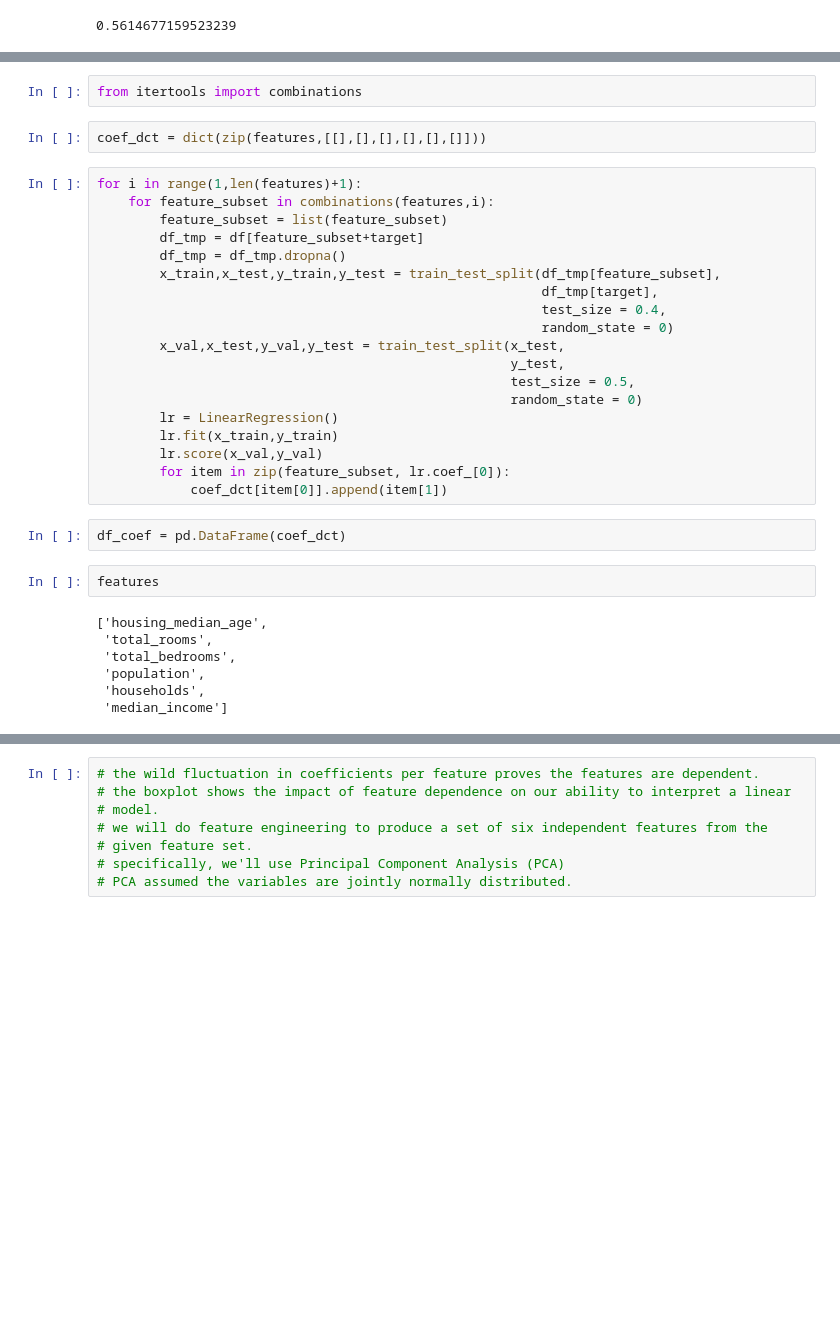
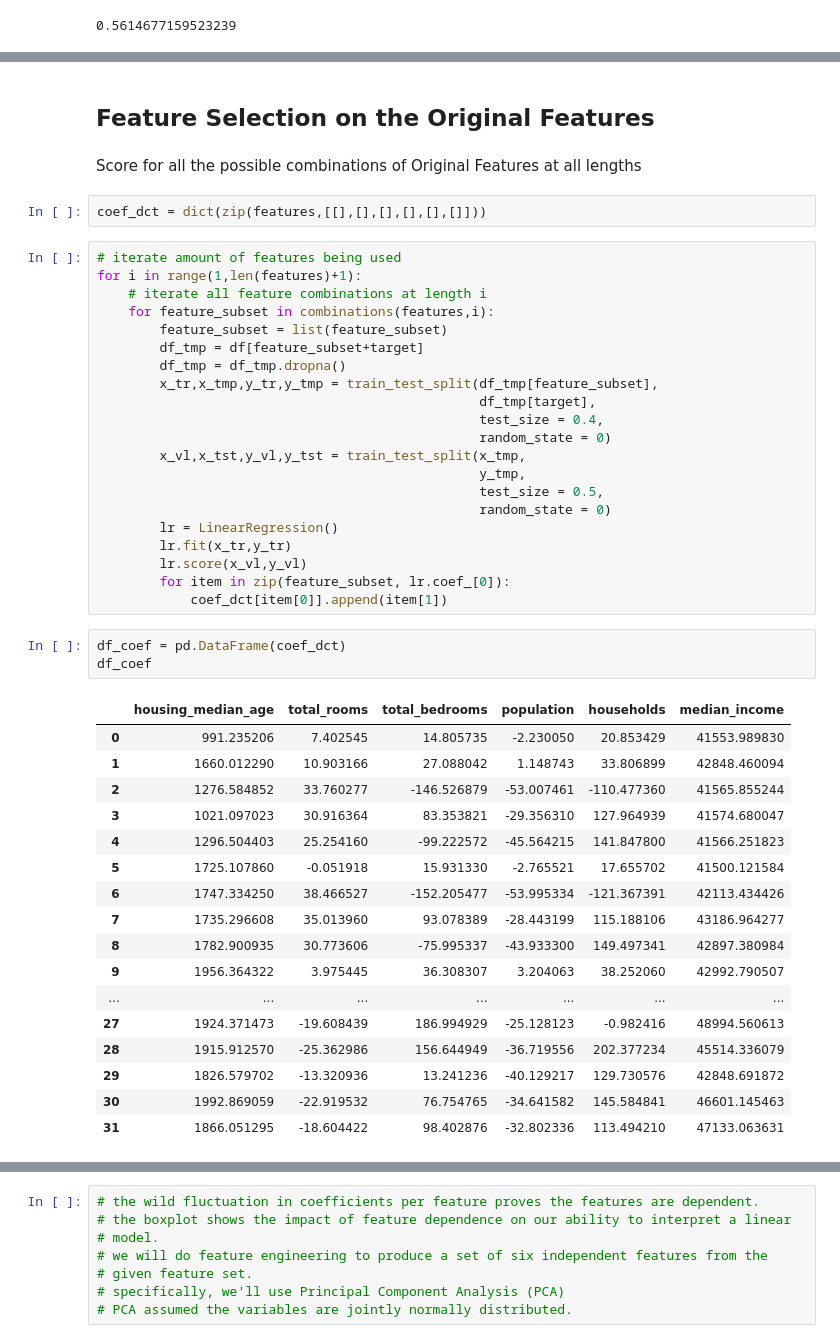
Before and after one commit to Nivlac3213/DS312, a Jupyter notebook: homework/Henggeler_Calvin_HW3_Feature_Selection.ipynb, the cells around one changed output, grey strips where cells are left out. Drawn from its saved outputs; the diff is of its cells as text; blank space fills up the shorter version.

```diff
--- a/homework/Henggeler_Calvin_HW3_Feature_Selection.ipynb
+++ b/homework/Henggeler_Calvin_HW3_Feature_Selection.ipynb
@@ -95,37 +88,51 @@ ax.set_title('bay area housing price heat map');
-# %%
-from itertools import combinations
+# %% [markdown]
+## Feature Selection on the Original Features
+# %% [markdown]
+Score for all the possible combinations of Original Features at all lengths
 # %%
 coef_dct = dict(zip(features,[[],[],[],[],[],[]]))
 # %%
+# iterate amount of features being used
 for i in range(1,len(features)+1):
+    # iterate all feature combinations at length i
     for feature_subset in combinations(features,i):
         feature_subset = list(feature_subset)
         df_tmp = df[feature_subset+target]
         df_tmp = df_tmp.dropna()
-        x_train,x_test,y_train,y_test = train_test_split(df_tmp[feature_subset],
-                                                         df_tmp[target],
-                                                         test_size = 0.4,
-                                                         random_state = 0)
-        x_val,x_test,y_val,y_test = train_test_split(x_test,
-                                                     y_test,
-                                                     test_size = 0.5,
-                                                     random_state = 0)
+        x_tr,x_tmp,y_tr,y_tmp = train_test_split(df_tmp[feature_subset],
+                                                 df_tmp[target],
+                                                 test_size = 0.4,
+                                                 random_state = 0)
+        x_vl,x_tst,y_vl,y_tst = train_test_split(x_tmp,
+                                                 y_tmp,
+                                                 test_size = 0.5,
+                                                 random_state = 0)
         lr = LinearRegression()
-        lr.fit(x_train,y_train)
-        lr.score(x_val,y_val)
+        lr.fit(x_tr,y_tr)
+        lr.score(x_vl,y_vl)
         for item in zip(feature_subset, lr.coef_[0]):
             coef_dct[item[0]].append(item[1])
 # %%
 df_coef = pd.DataFrame(coef_dct)
+df_coef
+# %% [output]
+|  | housing_median_age | total_rooms | total_bedrooms | population | households | median_income |
+| 0 | 991.235206 | 7.402545 | 14.805735 | -2.230050 | 20.853429 | 41553.989830 |
+| 1 | 1660.012290 | 10.903166 | 27.088042 | 1.148743 | 33.806899 | 42848.460094 |
+| 2 | 1276.584852 | 33.760277 | -146.526879 | -53.007461 | -110.477360 | 41565.855244 |
+| 3 | 1021.097023 | 30.916364 | 83.353821 | -29.356310 | 127.964939 | 41574.680047 |
+| 4 | 1296.504403 | 25.254160 | -99.222572 | -45.564215 | 141.847800 | 41566.251823 |
+| 5 | 1725.107860 | -0.051918 | 15.931330 | -2.765521 | 17.655702 | 41500.121584 |
+| 6 | 1747.334250 | 38.466527 | -152.205477 | -53.995334 | -121.367391 | 42113.434426 |
+| 7 | 1735.296608 | 35.013960 | 93.078389 | -28.443199 | 115.188106 | 43186.964277 |
+| 8 | 1782.900935 | 30.773606 | -75.995337 | -43.933300 | 149.497341 | 42897.380984 |
+| 9 | 1956.364322 | 3.975445 | 36.308307 | 3.204063 | 38.252060 | 42992.790507 |
+| ... | ... | ... | ... | ... | ... | ... |
+| 27 | 1924.371473 | -19.608439 | 186.994929 | -25.128123 | -0.982416 | 48994.560613 |
+| 28 | 1915.912570 | -25.362986 | 156.644949 | -36.719556 | 202.377234 | 45514.336079 |
+| 29 | 1826.579702 | -13.320936 | 13.241236 | -40.129217 | 129.730576 | 42848.691872 |
+| 30 | 1992.869059 | -22.919532 | 76.754765 | -34.641582 | 145.584841 | 46601.145463 |
+| 31 | 1866.051295 | -18.604422 | 98.402876 | -32.802336 | 113.494210 | 47133.063631 |
-# %%
-features
-# %% [output]
-['housing_median_age',
- 'total_rooms',
- 'total_bedrooms',
- 'population',
- 'households',
- 'median_income']
 # %%
 df_coef[features[1:-1]].boxplot()
 # %% [output]
```
Also changed, not shown: parts of 55 cells of this notebook, 1 other file.
